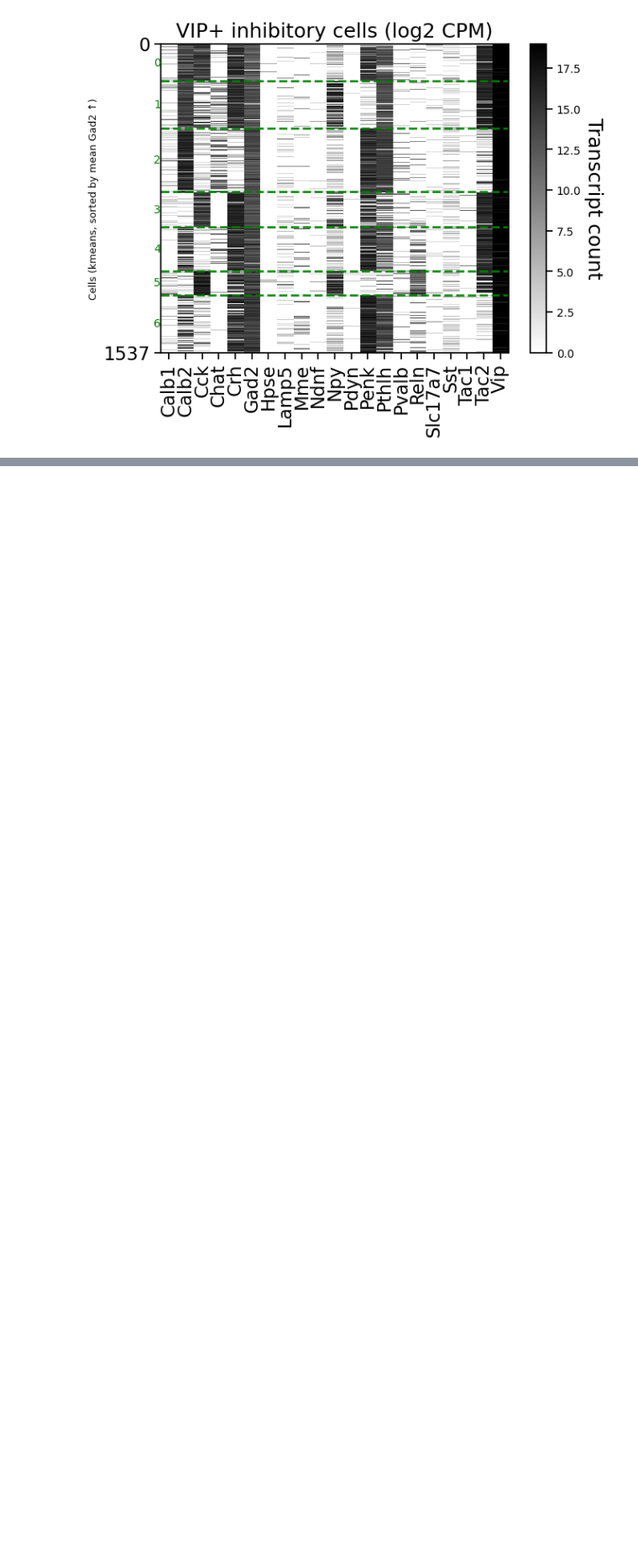
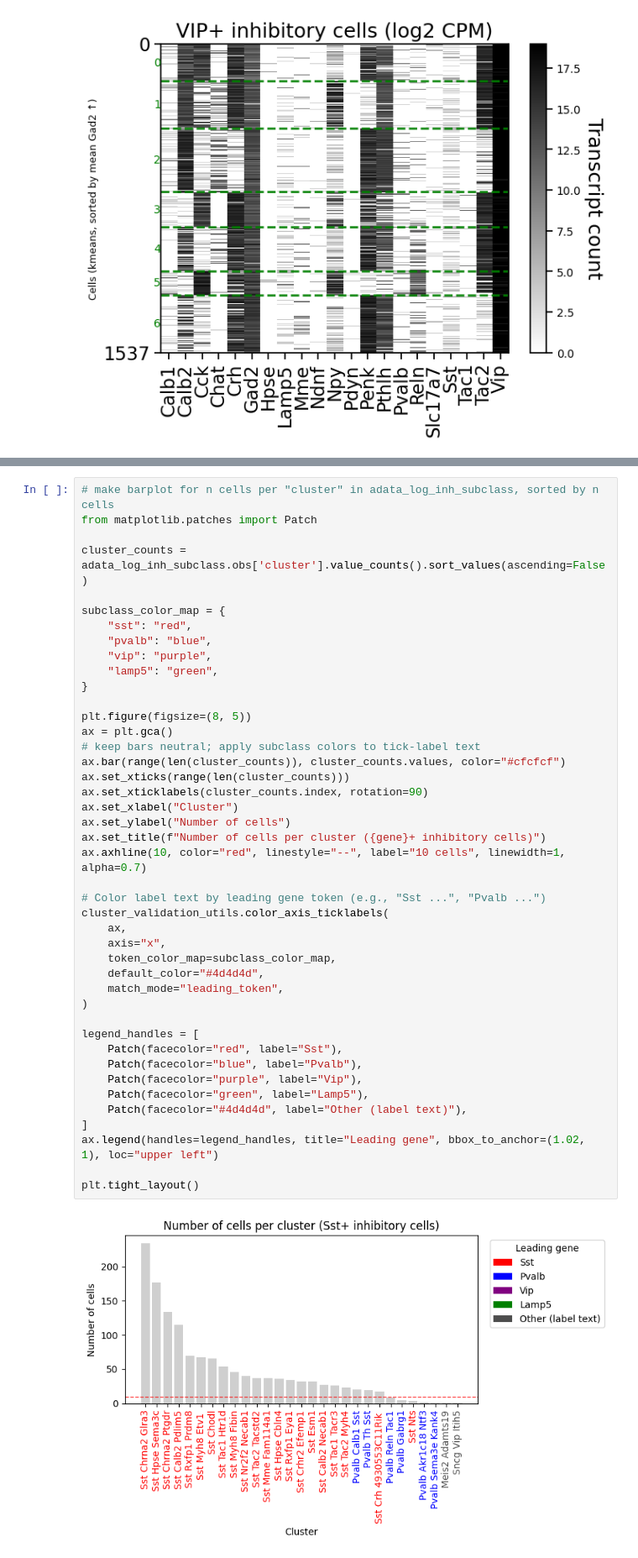
Before and after one commit to AllenNeuralDynamics/hcr-integrated-qc-capsule, a Jupyter notebook: code/cluster_validation/20260506-smartseq-tasic2018.ipynb, the cells around one changed output, grey strips where cells are left out. Shown at 84% size. Drawn from its saved outputs; the diff is of its cells as text; blank space fills up the shorter version.

```diff
--- a/code/cluster_validation/20260506-smartseq-tasic2018.ipynb
+++ b/code/cluster_validation/20260506-smartseq-tasic2018.ipynb
@@ -432,0 +372,45 @@ subclass_results
+# %%
+# make barplot for n cells per "cluster" in adata_log_inh_subclass, sorted by n cells
+from matplotlib.patches import Patch
+
+cluster_counts = adata_log_inh_subclass.obs['cluster'].value_counts().sort_values(ascending=False)
+
+subclass_color_map = {
+    "sst": "red",
+    "pvalb": "blue",
+    "vip": "purple",
+    "lamp5": "green",
+}
+
+plt.figure(figsize=(8, 5))
+ax = plt.gca()
+# keep bars neutral; apply subclass colors to tick-label text
+ax.bar(range(len(cluster_counts)), cluster_counts.values, color="#cfcfcf")
+ax.set_xticks(range(len(cluster_counts)))
+ax.set_xticklabels(cluster_counts.index, rotation=90)
+ax.set_xlabel("Cluster")
+ax.set_ylabel("Number of cells")
+ax.set_title(f"Number of cells per cluster ({gene}+ inhibitory cells)")
+ax.axhline(10, color="red", linestyle="--", label="10 cells", linewidth=1, alpha=0.7)
+
+# Color label text by leading gene token (e.g., "Sst ...", "Pvalb ...")
+cluster_validation_utils.color_axis_ticklabels(
+    ax,
+    axis="x",
+    token_color_map=subclass_color_map,
+    default_color="#4d4d4d",
+    match_mode="leading_token",
+)
+
+legend_handles = [
+    Patch(facecolor="red", label="Sst"),
+    Patch(facecolor="blue", label="Pvalb"),
+    Patch(facecolor="purple", label="Vip"),
+    Patch(facecolor="green", label="Lamp5"),
+    Patch(facecolor="#4d4d4d", label="Other (label text)"),
+]
+ax.legend(handles=legend_handles, title="Leading gene", bbox_to_anchor=(1.02, 1), loc="upper left")
+
+plt.tight_layout()
+# %% [output]
+[figure, added]
```
Also changed, not shown: parts of 32 cells of this notebook, 2 other files.
